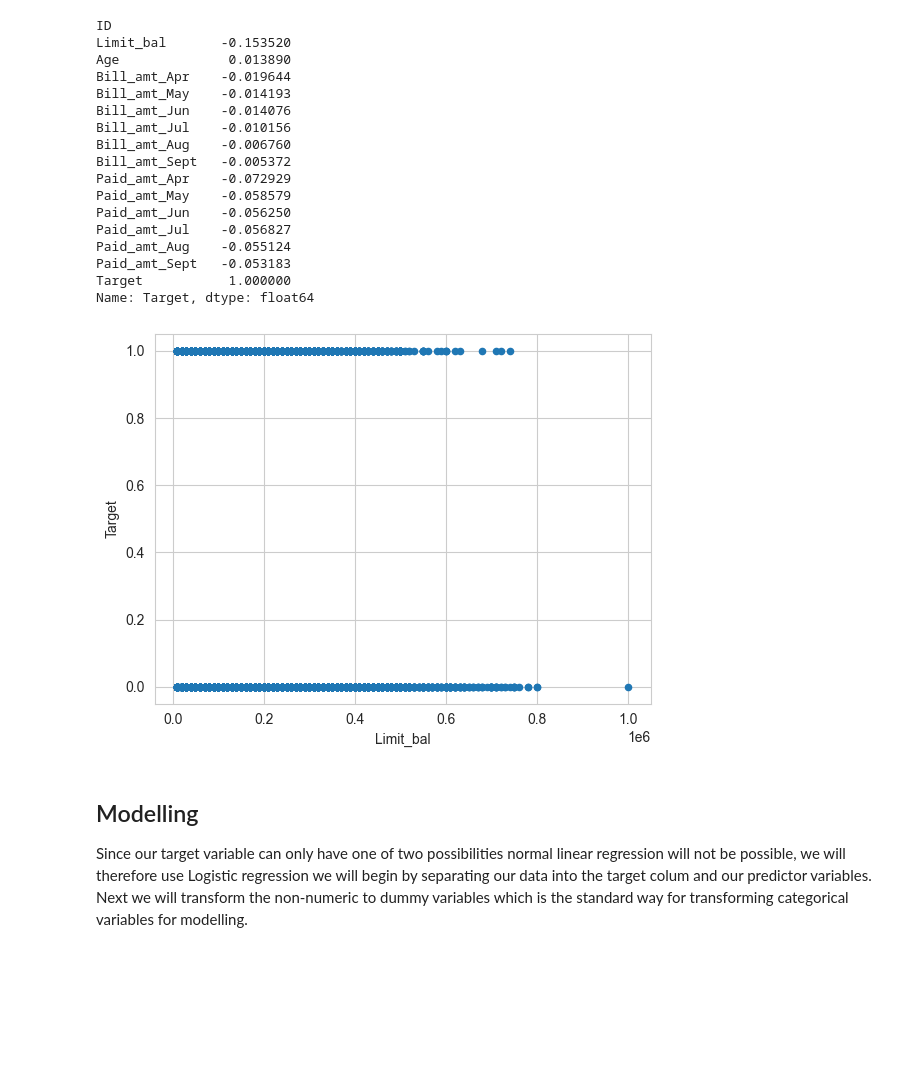
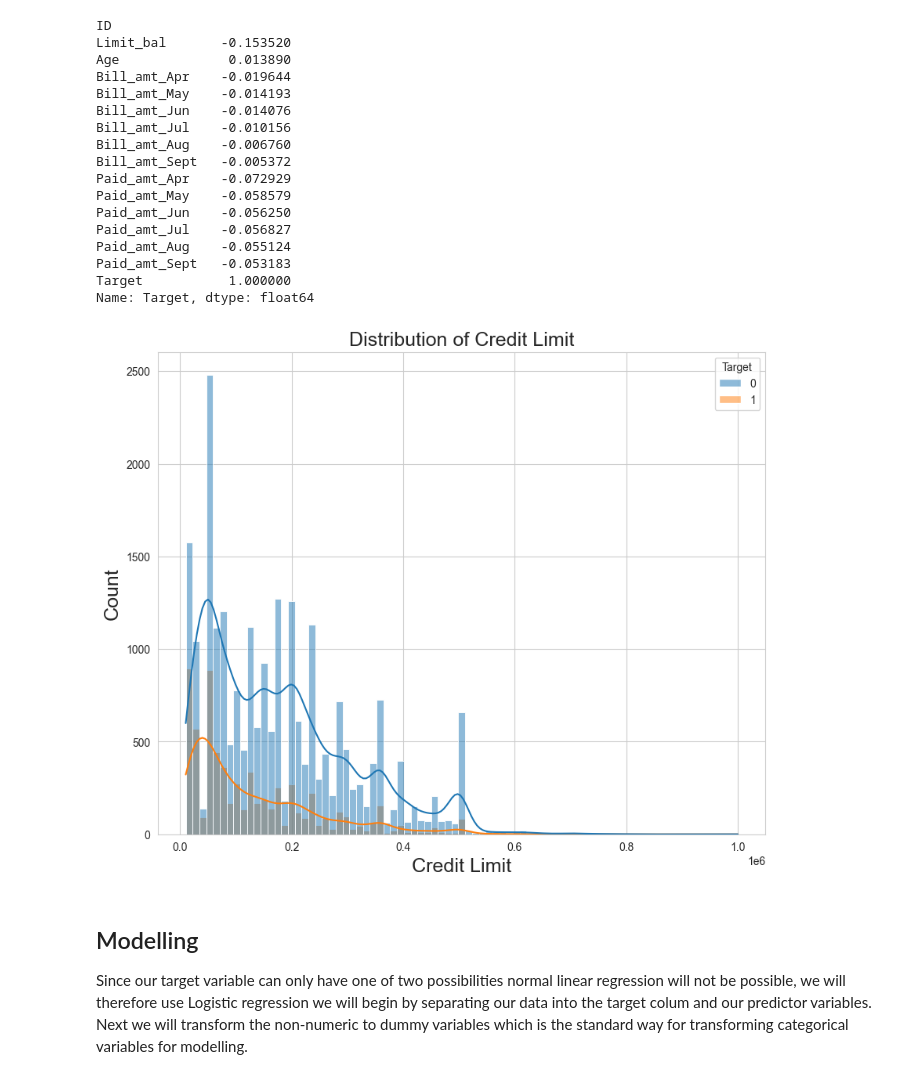
Before and after one commit to Imacharia/Default_predictor, a Jupyter notebook: Credit card default analysis.ipynb, the cells around one changed output. Drawn from its saved outputs; the diff is of its cells as text; code cells hidden in the pictures; blank space fills up the shorter version.

```diff
--- a/Credit card default analysis.ipynb
+++ b/Credit card default analysis.ipynb
@@ -377,11 +377,22 @@ Paid_amt_Aug    -0.055124
 Paid_amt_Sept   -0.053183
 Target           1.000000
 Name: Target, dtype: float64
-# %%
-# Since Sqft_living is the feature with the strongest correlation in our dataset let's build our baseline model with that
-clean_df.plot.scatter(x="Limit_bal", y="Target");
-# %% [output]
-[figure, removed]
+# %%
+# We will now take a keen look at the distribution of credit limit
+# We observed it as the feature with the highest correlation
+plt.figure(figsize=(10, 8))
+sns.histplot(data=clean_df, x='Limit_bal', hue=clean_df.Target, kde=True)
+plt.title('Distribution of Credit Limit', fontsize=18)
+plt.xlabel('Credit Limit', fontsize=18)
+plt.ylabel('Count', fontsize=18)
+
+# Save the figure to file
+plt.savefig('Images/Credit Limit Vs Default')
+
+# Show the figure
+plt.show()
+# %% [output]
+[figure, added]
 # %% [markdown]
 ## Modelling
 
```
Also changed, not shown: parts of 25 cells of this notebook, 4 other files.
